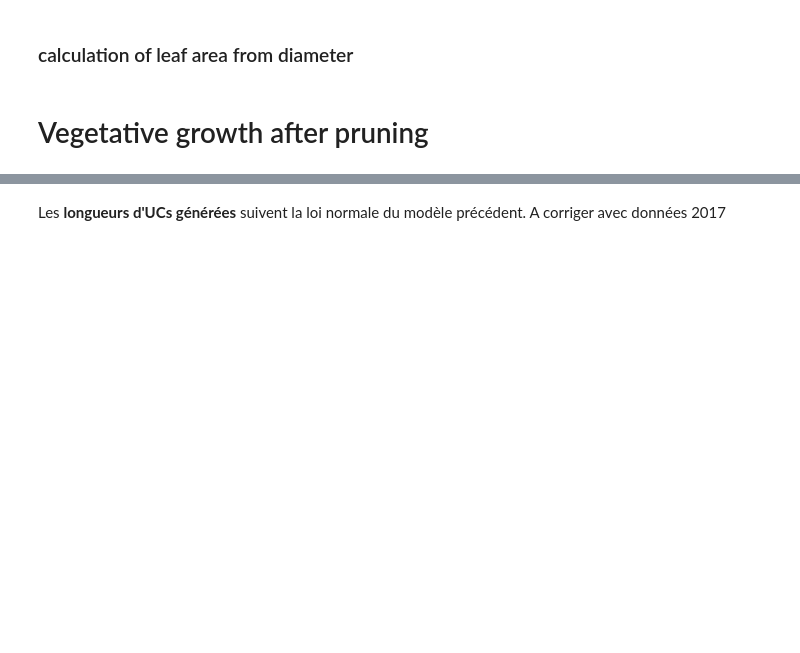
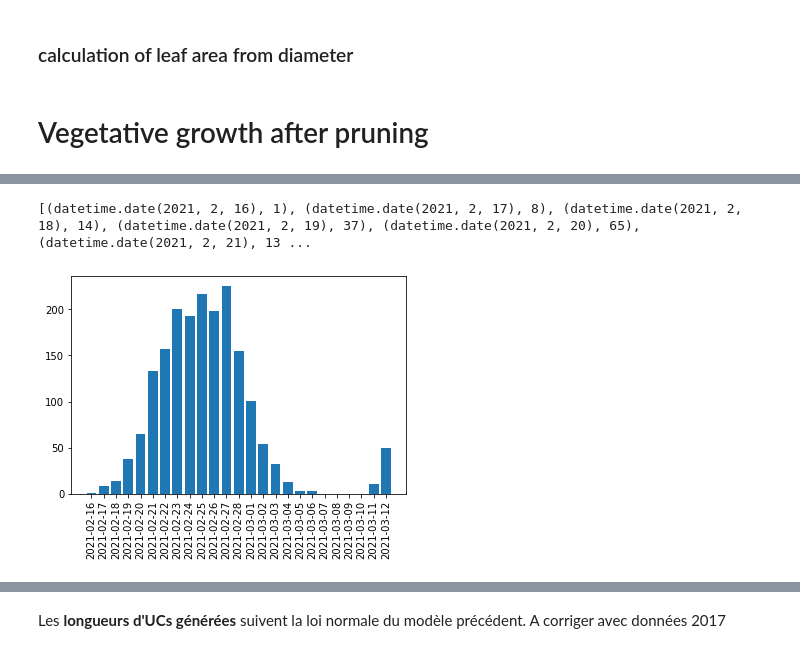
Before and after one commit to fredboudon/virtualpruning, a Jupyter notebook: notebooks/virtualpruning-regrowth.ipynb, the cells around one changed output, grey strips where cells are left out. Drawn from its saved outputs; the diff is of its cells as text; code cells hidden in the pictures; blank space fills up the shorter version.

```diff
--- a/notebooks/virtualpruning-regrowth.ipynb
+++ b/notebooks/virtualpruning-regrowth.ipynb
@@ -83,7 +138,10 @@ def date_histo(g):
     xticks(r,d, rotation=90)
     show()
 # %%
-date_histo(gt3)
+date_histo(regrowth)
+# %% [output]
+[(datetime.date(2021, 2, 16), 1), (datetime.date(2021, 2, 17), 8), (datetime.date(2021, 2, 18), 14), (datetime.date(2021, 2, 19), 37), (datetime.date(2021, 2, 20), 65), (datetime.date(2021, 2, 21), 13 ...
+[figure, added]
 # %%
 def nb_children_histo(g):
     def severity(vid):
```
Also changed, not shown: parts of 25 cells of this notebook, 7 other files.
